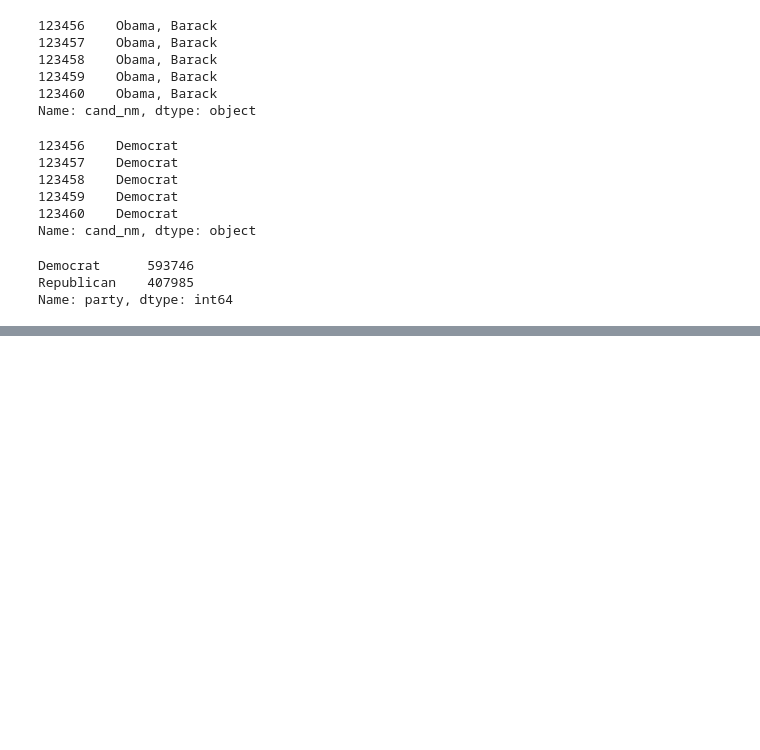
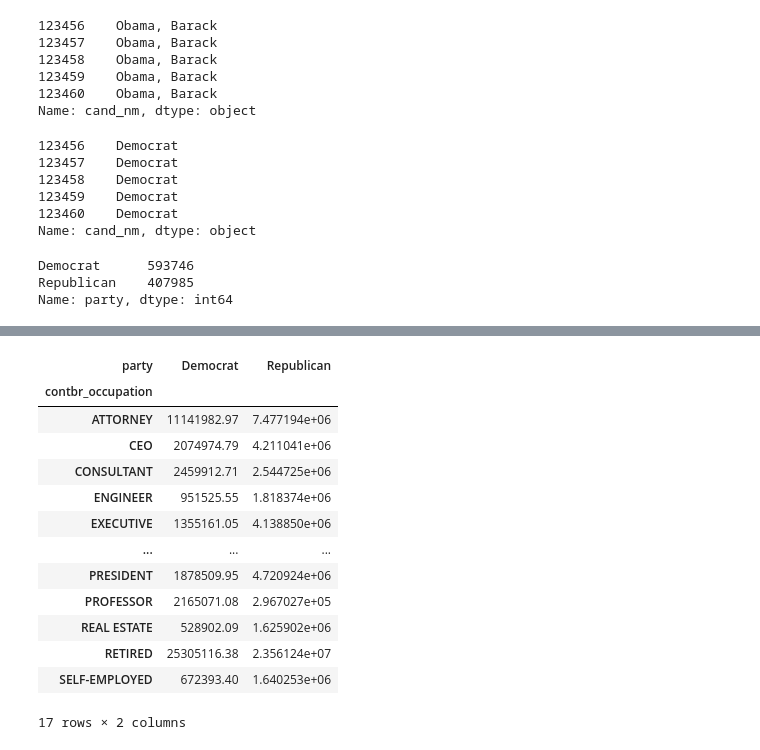
Before and after one commit to jon890613/Interim_report, a Jupyter notebook: Untitled6.ipynb, the cells around one changed output, grey strips where cells are left out. Cells and saved outputs as stored; diff of their text form; code cells hidden in the pictures; blank space fills up the shorter version.

```diff
--- a/Untitled6.ipynb
+++ b/Untitled6.ipynb
@@ -132,0 +139,2 @@ Name: party, dtype: int64
+# %%
+fec = fec[fec.contb_receipt_amt > 0]
@@ -132,0 +211,18 @@ Name: party, dtype: int64
+# %%
+over_2mm = by_occupation[by_occupation.sum(1) > 2000000]
+over_2mm
+# %% [output]
+| party | Democrat | Republican |
+| contbr_occupation |  |  |
+| ATTORNEY | 11141982.97 | 7.477194e+06 |
+| CEO | 2074974.79 | 4.211041e+06 |
+| CONSULTANT | 2459912.71 | 2.544725e+06 |
+| ENGINEER | 951525.55 | 1.818374e+06 |
+| EXECUTIVE | 1355161.05 | 4.138850e+06 |
+| ... | ... | ... |
+| PRESIDENT | 1878509.95 | 4.720924e+06 |
+| PROFESSOR | 2165071.08 | 2.967027e+05 |
+| REAL ESTATE | 528902.09 | 1.625902e+06 |
+| RETIRED | 25305116.38 | 2.356124e+07 |
+| SELF-EMPLOYED | 672393.40 | 1.640253e+06 |
+17 rows × 2 columns
```
Also changed, not shown: parts of 12 cells of this notebook.
